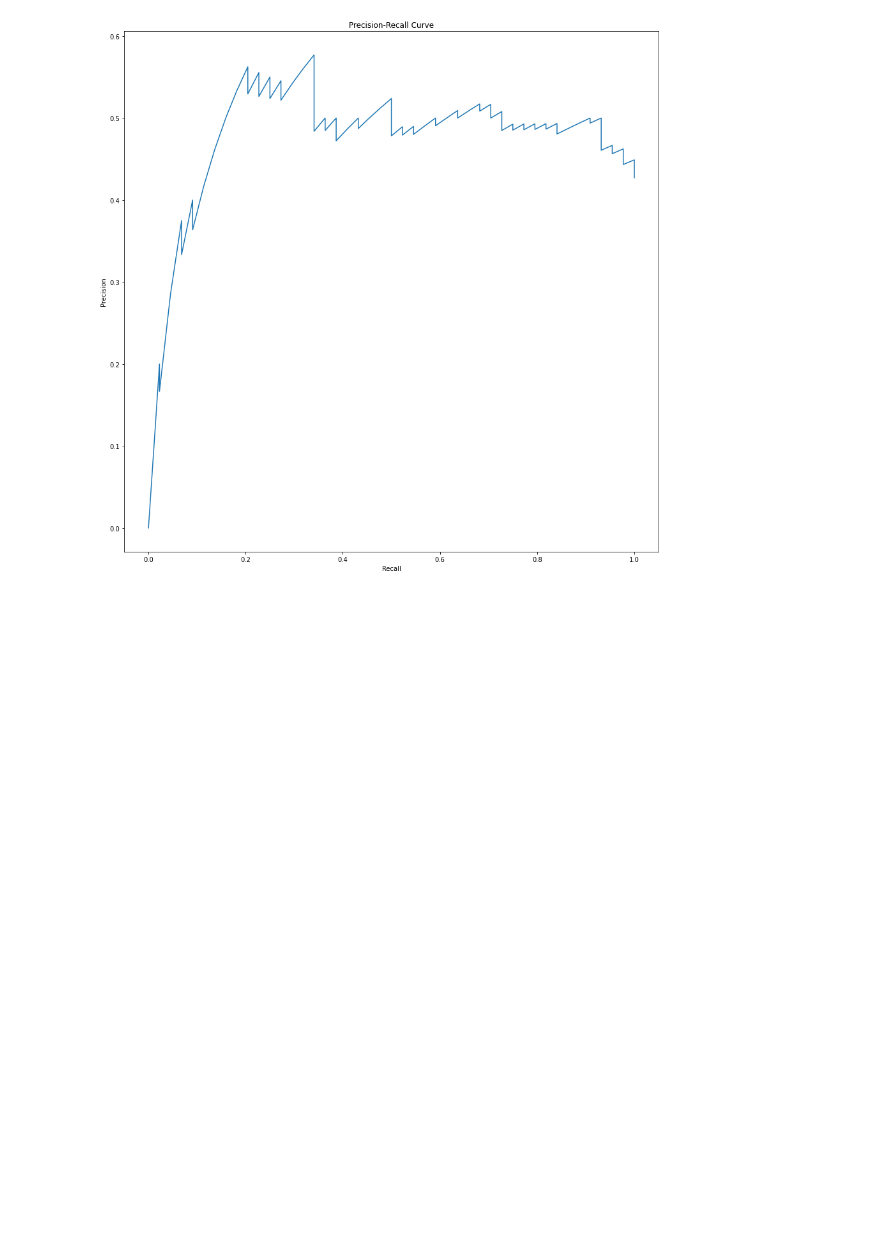
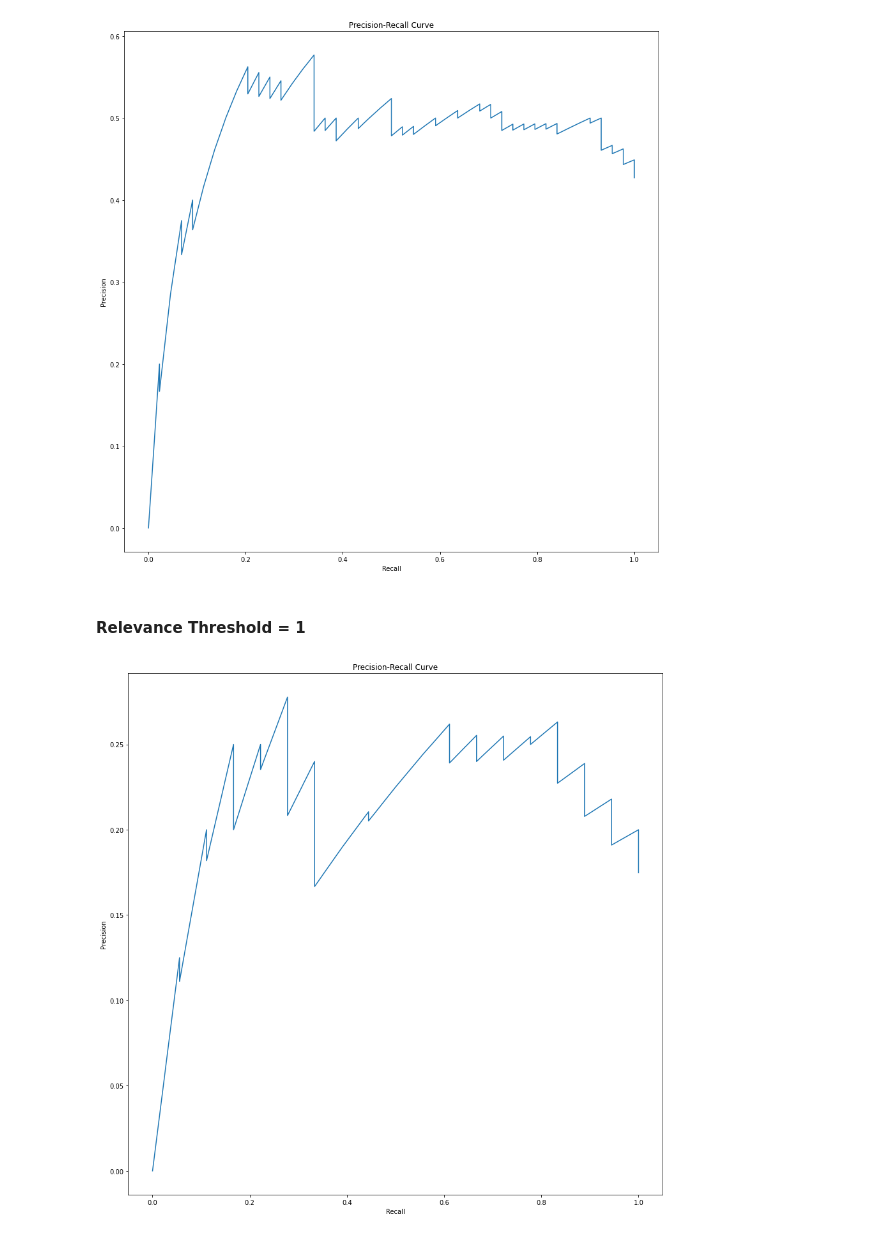
Before and after one commit to aflah02/CSE508_Winter2023_A2_87, a Jupyter notebook: Q_3/main.ipynb, the cells around one changed output. Drawn from its saved outputs; the diff is of its cells as text; code cells hidden in the pictures; blank space fills up the shorter version.

```diff
--- a/Q_3/main.ipynb
+++ b/Q_3/main.ipynb
@@ -124,3 +126,28 @@ plt.rcParams["figure.figsize"] = (15,15)
 plt.show()
 # %% [output]
 [figure]
+# %% [markdown]
+#### Relevance Threshold = 1
+# %%
+precision_at_k = []
+recall_at_k = []
+relevant_at_k = 0
+total_relevant = 0
+for i in sorted_data_wrt_feature_75:
+    if i['relevance'] > 1:
+        total_relevant += 1
+for i in range(len(data_with_feature_75)):
+    if sorted_data_wrt_feature_75[i]['relevance'] > 1:
+        relevant_at_k += 1
+    precision_at_k.append(relevant_at_k / (i + 1))
+    recall_at_k.append(relevant_at_k / total_relevant)
+
+# Plot the precision-recall curve
+plt.plot(recall_at_k, precision_at_k)
+plt.xlabel('Recall')
+plt.ylabel('Precision')
+plt.title('Precision-Recall Curve')
+plt.rcParams["figure.figsize"] = (15,15)
+plt.show()
+# %% [output]
+[figure, added]
```
Also changed, not shown: parts of 3 cells of this notebook, 15 other files.
